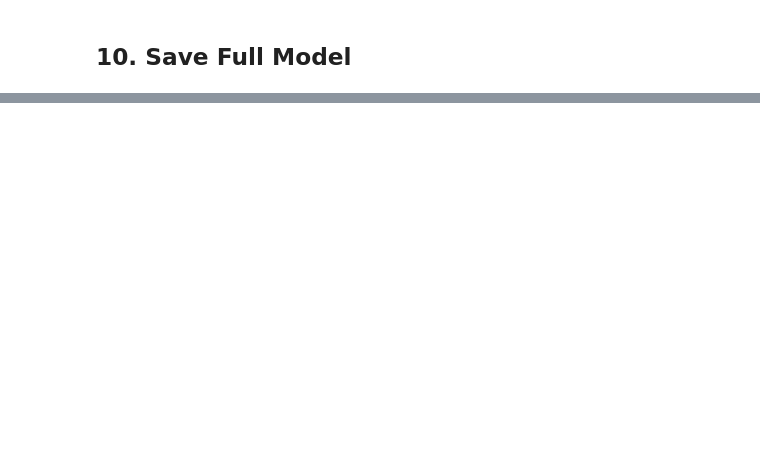
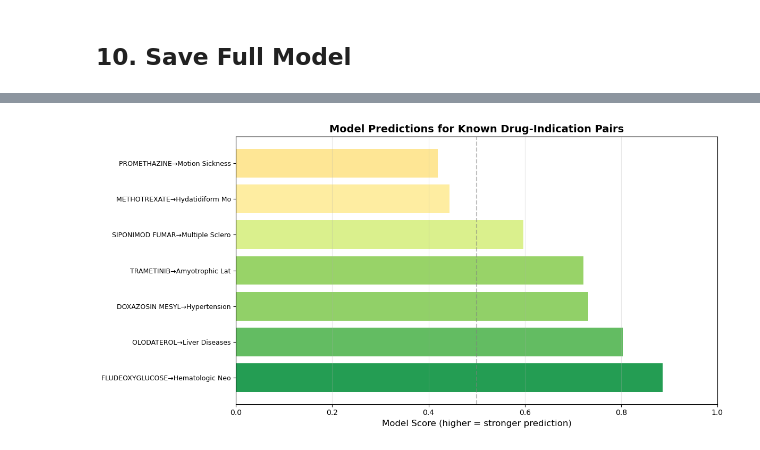
Before and after one commit to JoeVonDahab/pharmacology-graph, a Jupyter notebook: pure_knowledge_embeddings.ipynb, the cells around one changed output, grey strips where cells are left out. Drawn from its saved outputs; the diff is of its cells as text; code cells hidden in the pictures; blank space fills up the shorter version.

```diff
--- a/pure_knowledge_embeddings.ipynb
+++ b/pure_knowledge_embeddings.ipynb
@@ -734,0 +1378,82 @@ print(f"  • transr_training_loss.png (loss plot)")
+# %%
+def analyze_known_drug_indications(model, drug_nodes_df, drug_effects_df, n_examples=10):
+    """
+    Show known drug-indication pairs and model's predictions
+    """
+    model.eval()
+    device = next(model.parameters()).device
+
+    # Get some example drug-effect pairs from the data
+    sample_relations = drug_effects_df.sample(min(n_examples, len(drug_effects_df)), random_state=42)
+
+    results = []
+
+    for _, row in sample_relations.iterrows():
+        drug_internal_id = int(row['drug_internal_id'])
+        effect_id = str(row['effect_id'])
+
+        if drug_internal_id not in drug_to_idx or effect_id not in effect_to_idx:
+            continue
+
+        drug_idx = drug_to_idx[drug_internal_id]
+        eff_idx = effect_to_idx[effect_id]
+
+        # Get drug name
+        drug_match = drug_nodes_df[drug_nodes_df['drug_internal_id'] == drug_internal_id]
+        drug_name = drug_match.iloc[0]['drug_name'] if len(drug_match) > 0 else f"Drug_{drug_internal_id}"
+
+        # Get effect name
+        effect_name = row['effect_name']
+
+        # Compute model score
+        with torch.no_grad():
+            distance = model.score_triplet(
+                'drug', torch.tensor([drug_idx], device=device),
+                RELATIONS['drug_causes_effect'],
+                'effect', torch.tensor([eff_idx], device=device)
+            ).item()
+
+        score = 1.0 / (1.0 + distance)
+
+        results.append({
+            'drug_name': drug_name,
+            'effect_name': effect_name,
+            'distance': distance,
+            'score': score
+        })
+
+    # Sort by score
+    results.sort(key=lambda x: -x['score'])
+
+    print("\n" + "="*90)
+    print("KNOWN DRUG-INDICATION PAIRS AND MODEL PREDICTIONS")
+    print("="*90)
+    print(f"{'Drug':<35} {'Indication/Effect':<35} {'Score':>10} {'Distance':>10}")
+    print("-"*90)
+    for r in results:
+        print(f"{r['drug_name'][:34]:<35} {r['effect_name'][:34]:<35} {r['score']:>10.4f} {r['distance']:>10.4f}")
+
+    # Visualize scores
+    fig, ax = plt.subplots(figsize=(12, 6))
+
+    labels = [f"{r['drug_name'][:15]}→{r['effect_name'][:15]}" for r in results]
+    scores = [r['score'] for r in results]
+    colors = plt.cm.RdYlGn(np.array(scores))
+
+    bars = ax.barh(range(len(labels)), scores, color=colors)
+    ax.set_yticks(range(len(labels)))
+    ax.set_yticklabels(labels, fontsize=9)
+    ax.set_xlabel('Model Score (higher = stronger prediction)', fontsize=12)
+    ax.set_title('Model Predictions for Known Drug-Indication Pairs', fontsize=14, fontweight='bold')
+    ax.axvline(x=0.5, color='gray', linestyle='--', alpha=0.5, label='Threshold')
+    ax.set_xlim(0, 1)
+    ax.grid(True, axis='x', alpha=0.3)
+
+    plt.tight_layout()
+    plt.savefig('transr_drug_indication_predictions.png', dpi=150)
+    plt.show()
+
+    return results
+
+drug_indication_results = analyze_known_drug_indications(model, drug_nodes, drug_effects)
+# %% [output]
@@ -734,0 +1472 @@ print(f"  • transr_training_loss.png (loss plot)")
+[figure, added]
```
Also changed, not shown: parts of 25 cells of this notebook.
